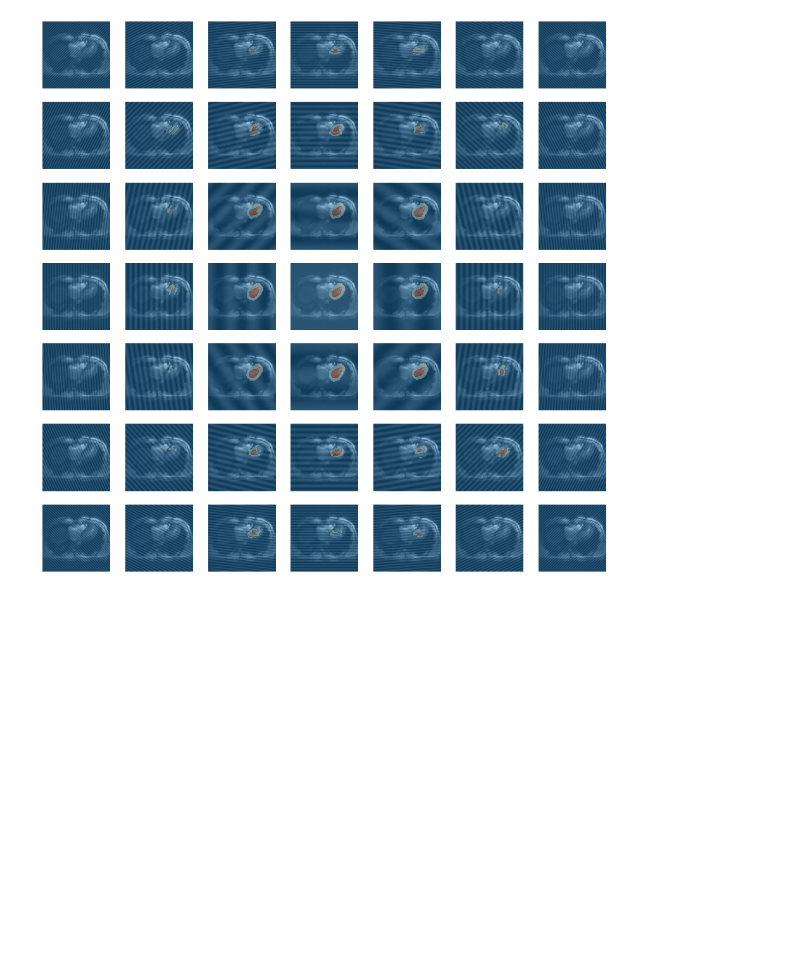
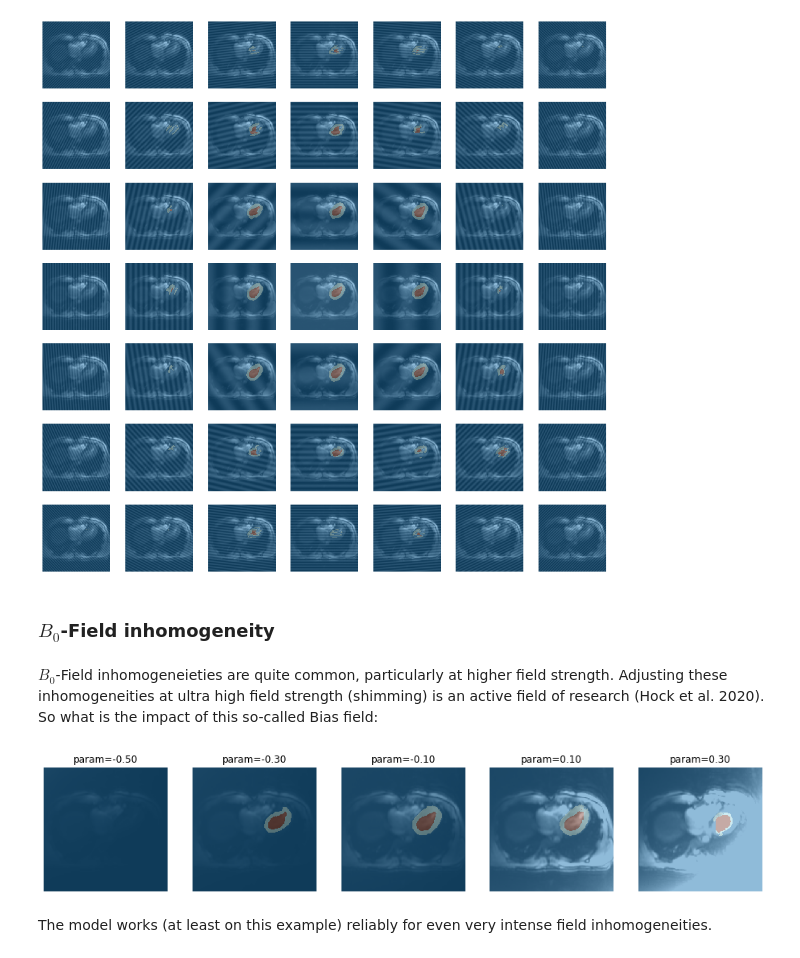
Before and after one commit to chfc-cmi/misas, a Jupyter notebook: 03_transversals.ipynb, the cells around one changed output. Drawn from its saved outputs; the diff is of its cells as text; code cells hidden in the pictures; blank space fills up the shorter version.

```diff
--- a/03_transversals.ipynb
+++ b/03_transversals.ipynb
@@ -293,3 +296,13 @@ for i,x in enumerate(values):
         im.show(ax=ax[i,j], y=model.predict(im)[0])
 # %% [output]
 [figure]
+# %% [markdown]
+### $B_0$-Field inhomogeneity
+# %% [markdown]
+$B_0$-Field inhomogeneieties are quite common, particularly at higher field strength. Adjusting these inhomogeneities at ultra high field strength (shimming) is an active field of research (Hock et al. 2020). So what is the impact of this so-called Bias field:
+# %%
+plot_series(get_biasfield_series(img(),model))
+# %% [output]
+[figure, added]
+# %% [markdown]
+The model works (at least on this example) reliably for even very intense field inhomogeneities.
```
Also changed, not shown: parts of 30 cells of this notebook, 6 other files.
